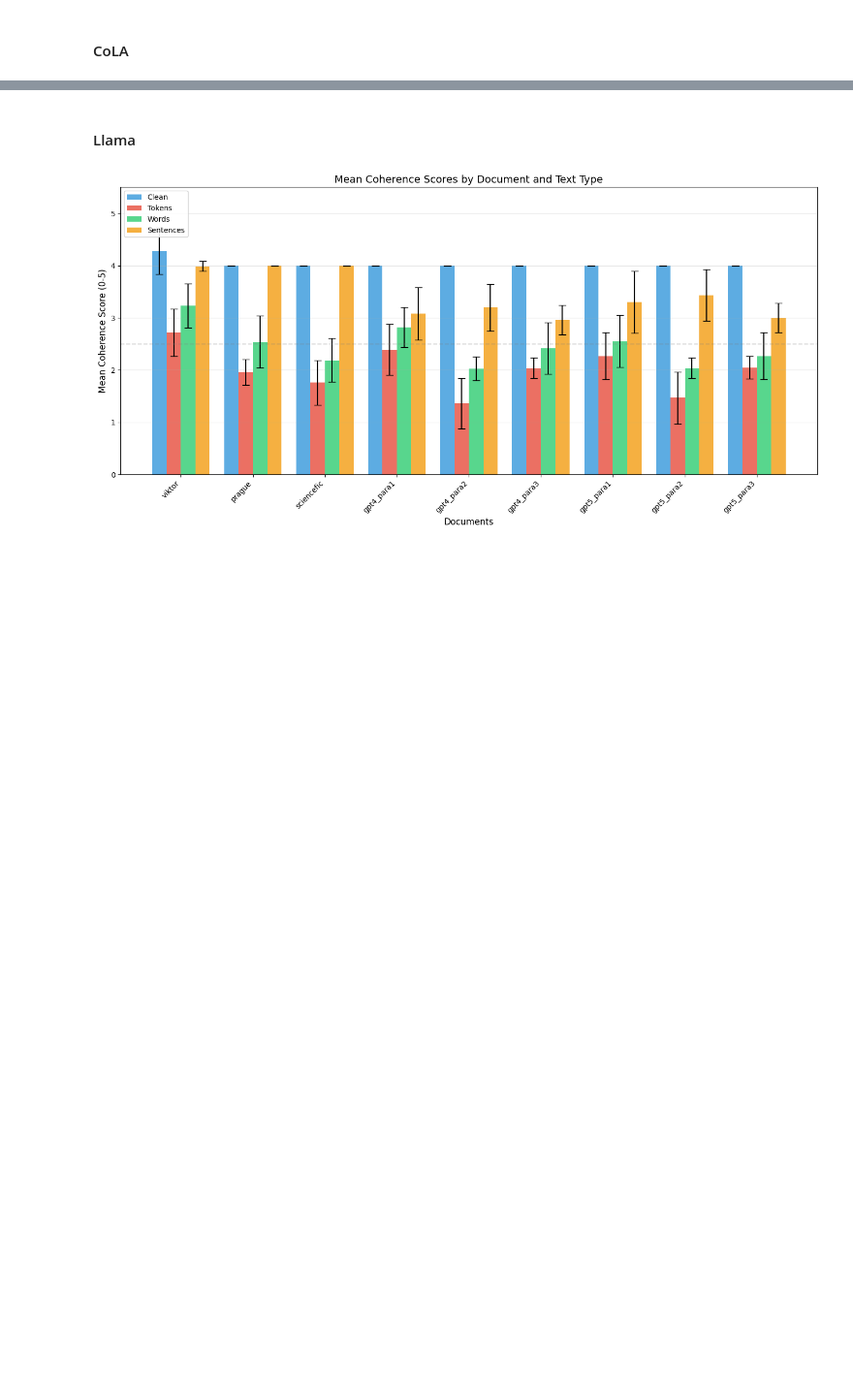
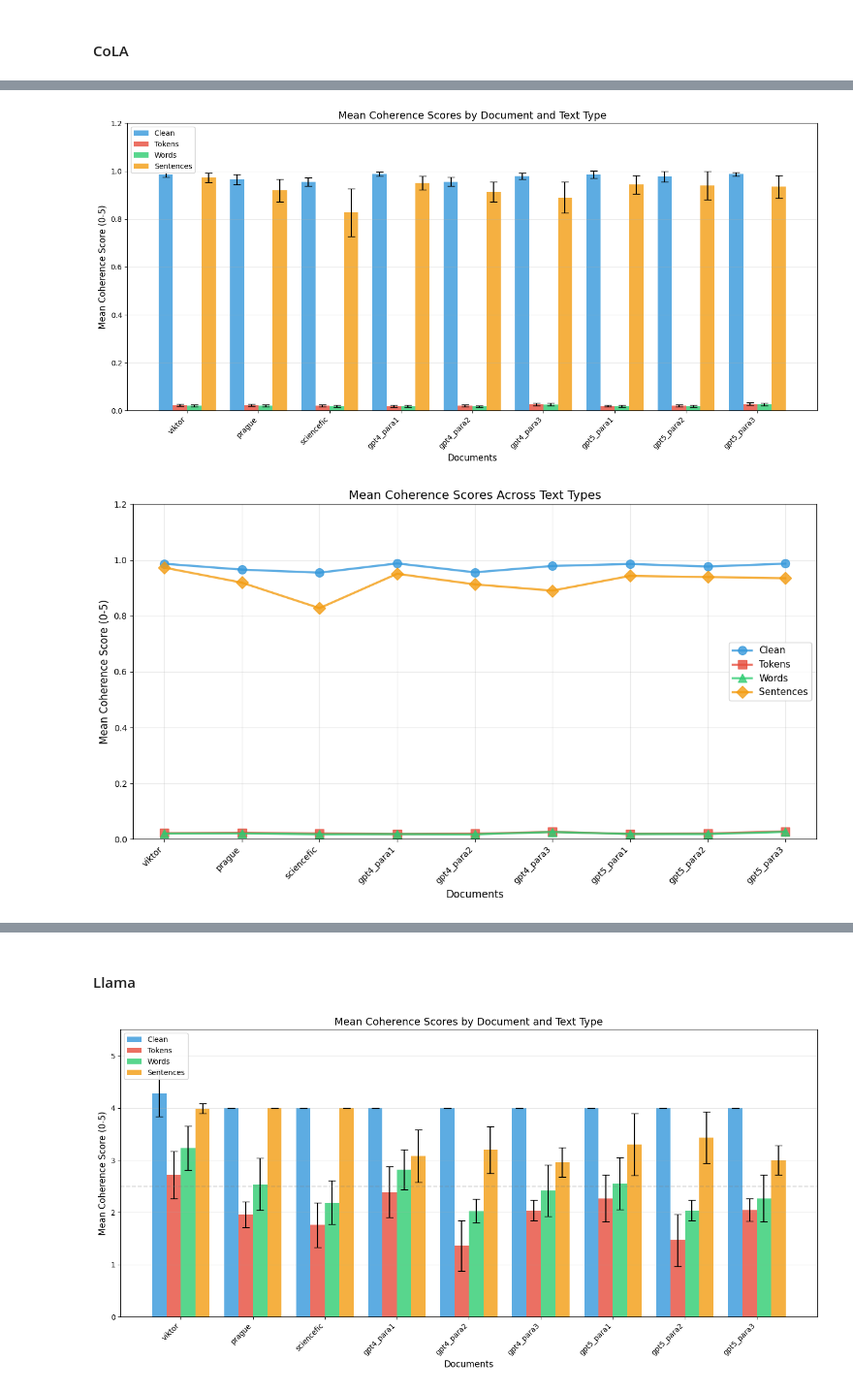
Before and after one commit to joaocnvdias/mech-i-coherence, a Jupyter notebook: vector-fields/plots/models-comparison.ipynb, the cells around one changed output, grey strips where cells are left out. Shown at 97% size. Saved outputs shown, nothing was run; the diff lists cells and outputs as text; code cells hidden in the pictures; blank space fills up the shorter version.

```diff
--- a/vector-fields/plots/models-comparison.ipynb
+++ b/vector-fields/plots/models-comparison.ipynb
@@ -1052,0 +1353,6 @@ plot_strip_with_stats(cola_results)
+# %%
+plot_grouped_barplot(cola_results, ylim=(0,1.2))
+plot_comparative_lines(cola_results, ylim=(0,1.2))
+# %% [output]
+[figure, added]
+[figure, added]
```
Also changed, not shown: parts of 11 cells of this notebook.
